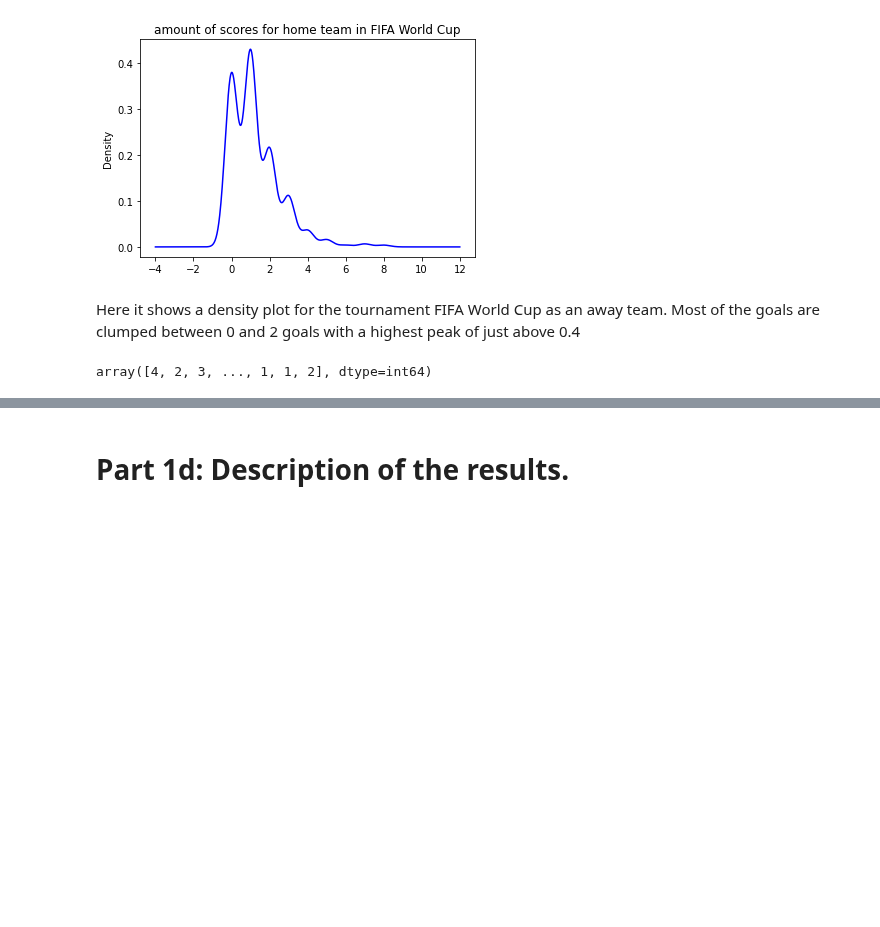
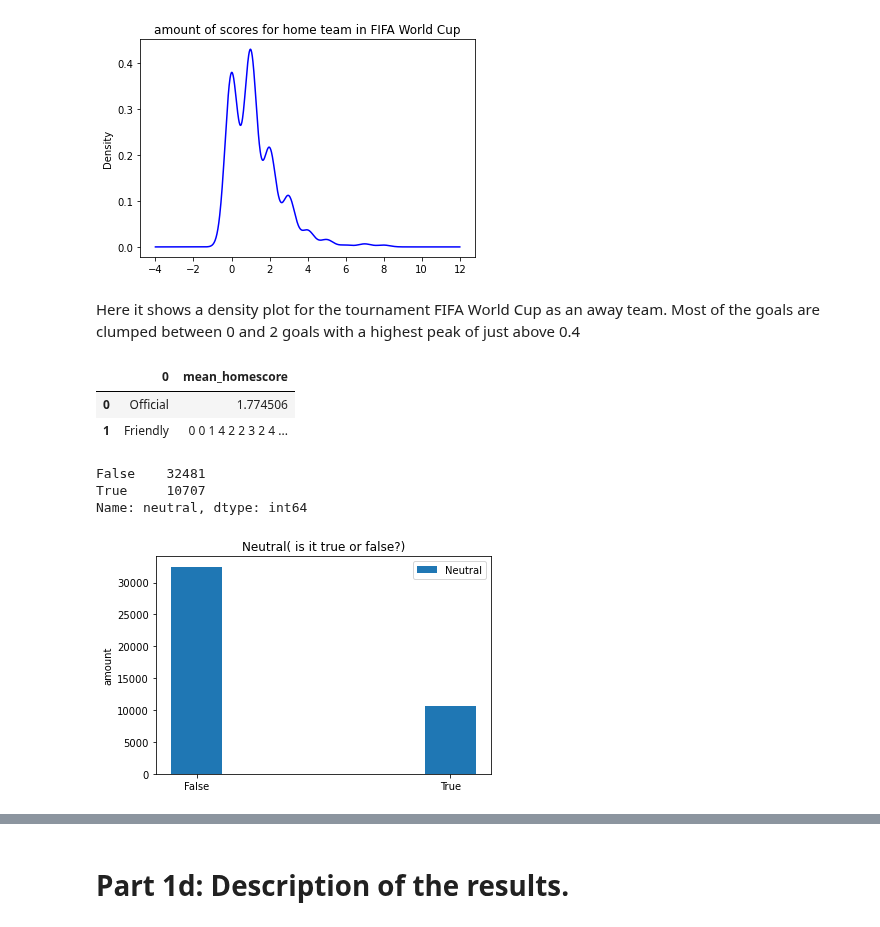
Before and after one commit to malouche/DSC2spring2022, a Jupyter notebook: Ali Baligh 900211718 assig 2.ipynb, the cells around one changed output, grey strips where cells are left out. Drawn from its saved outputs; the diff is of its cells as text; code cells hidden in the pictures; blank space fills up the shorter version.

```diff
--- a/Ali Baligh 900211718 assig 2.ipynb
+++ b/Ali Baligh 900211718 assig 2.ipynb
@@ -827,7 +827,31 @@ plt.show()
 [figure]
 # %% [markdown]
 Here it shows a density plot for the tournament FIFA World Cup as an away team. Most of the goals are clumped between 0 and 2 goals with a highest peak of just above 0.4
-# %%
-(df[df1["match_result_home"]=="win"])["home_score"].values
-# %% [output]
-array([4, 2, 3, ..., 1, 1, 2], dtype=int64)
+# %%
+df
+# %% [output]
+|  | 0 | mean_homescore |
+| 0 | Official | 1.774506 |
+| 1 | Friendly | 0 0 1 4 2 2 3 2 4 ... |
+# %%
+df["neutral"].value_counts()
+# %% [output]
+False    32481
+True     10707
+Name: neutral, dtype: int64
+# %%
+array=[]
+x=df["neutral"].value_counts()
+for i in range(len(x)):
+        array.append(df["neutral"].value_counts()[i])
+# %%
+array2=["False","True"]
+ypos= np.arange(len(array2))
+plt.xticks(ypos,array2)
+plt.ylabel("amount")
+plt.title("Neutral( is it true or false?)")
+plt.bar(ypos,array,width=0.2,label="Neutral")
+plt.legend()
+plt.show()
+# %% [output]
+[figure, added]
```
Also changed, not shown: parts of 8 cells of this notebook.
